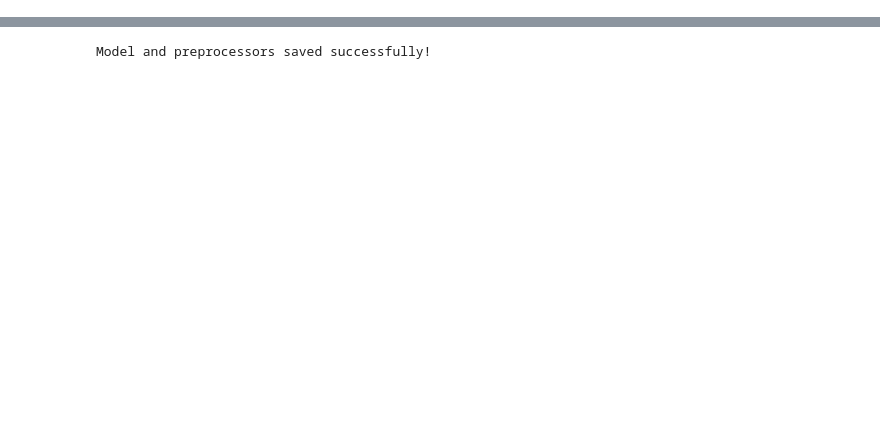
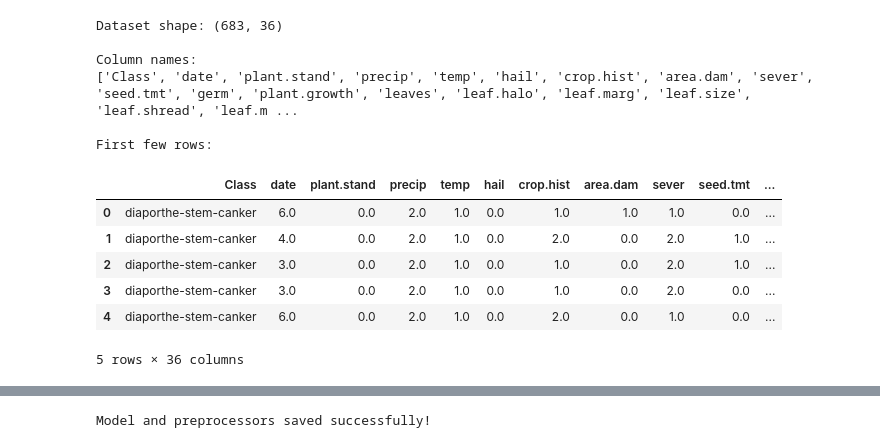
Before and after one commit to AbdullahShumail/crop_disease_detection, a Jupyter notebook: Soybean.ipynb, the cells around one changed output, grey strips where cells are left out. Cells and saved outputs as stored; diff of their text form; code cells hidden in the pictures; blank space fills up the shorter version.

```diff
--- a/Soybean.ipynb
+++ b/Soybean.ipynb
@@ -0,0 +1,37 @@
+# %%
+# Import necessary libraries
+import pandas as pd
+import numpy as np
+from sklearn.model_selection import train_test_split
+from sklearn.preprocessing import LabelEncoder, StandardScaler
+from sklearn.ensemble import RandomForestClassifier
+from sklearn.metrics import accuracy_score, classification_report, confusion_matrix
+import matplotlib.pyplot as plt
+import seaborn as sns
+import joblib
+import os
+
+# Load the dataset
+data_path = "Soybean.csv"
+df = pd.read_csv(data_path)
+
+# Basic dataset info
+print("Dataset shape:", df.shape)
+print("\nColumn names:")
+print(df.columns.tolist())
+print("\nFirst few rows:")
+df.head()
+# %% [output]
+Dataset shape: (683, 36)
+
+Column names:
+['Class', 'date', 'plant.stand', 'precip', 'temp', 'hail', 'crop.hist', 'area.dam', 'sever', 'seed.tmt', 'germ', 'plant.growth', 'leaves', 'leaf.halo', 'leaf.marg', 'leaf.size', 'leaf.shread', 'leaf.m ...
+
+First few rows:
+|  | Class | date | plant.stand | precip | temp | hail | crop.hist | area.dam | sever | seed.tmt | ... |
+| 0 | diaporthe-stem-canker | 6.0 | 0.0 | 2.0 | 1.0 | 0.0 | 1.0 | 1.0 | 1.0 | 0.0 | ... |
+| 1 | diaporthe-stem-canker | 4.0 | 0.0 | 2.0 | 1.0 | 0.0 | 2.0 | 0.0 | 2.0 | 1.0 | ... |
+| 2 | diaporthe-stem-canker | 3.0 | 0.0 | 2.0 | 1.0 | 0.0 | 1.0 | 0.0 | 2.0 | 1.0 | ... |
+| 3 | diaporthe-stem-canker | 3.0 | 0.0 | 2.0 | 1.0 | 0.0 | 1.0 | 0.0 | 2.0 | 0.0 | ... |
+| 4 | diaporthe-stem-canker | 6.0 | 0.0 | 2.0 | 1.0 | 0.0 | 2.0 | 0.0 | 1.0 | 0.0 | ... |
+5 rows × 36 columns
```
Also changed, not shown: parts of 15 cells of this notebook, 6 other files.
